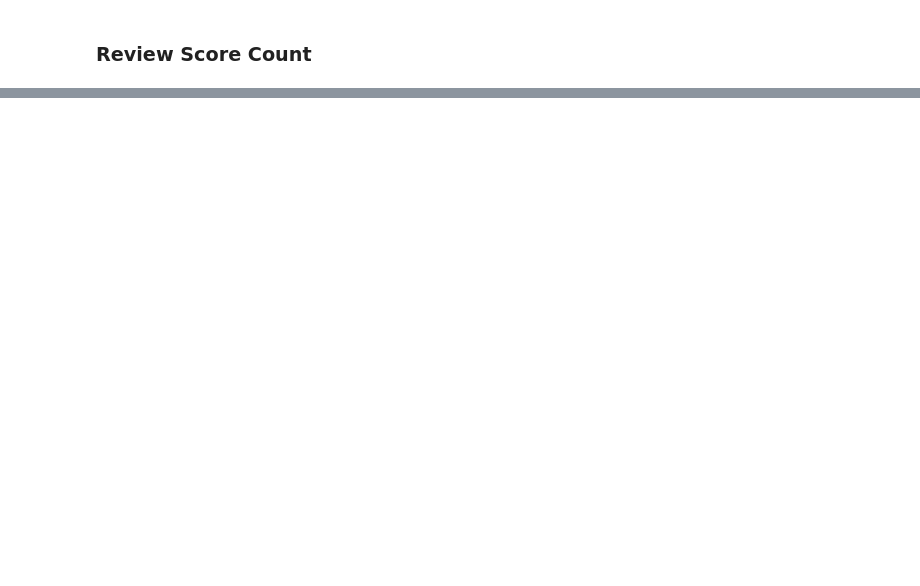
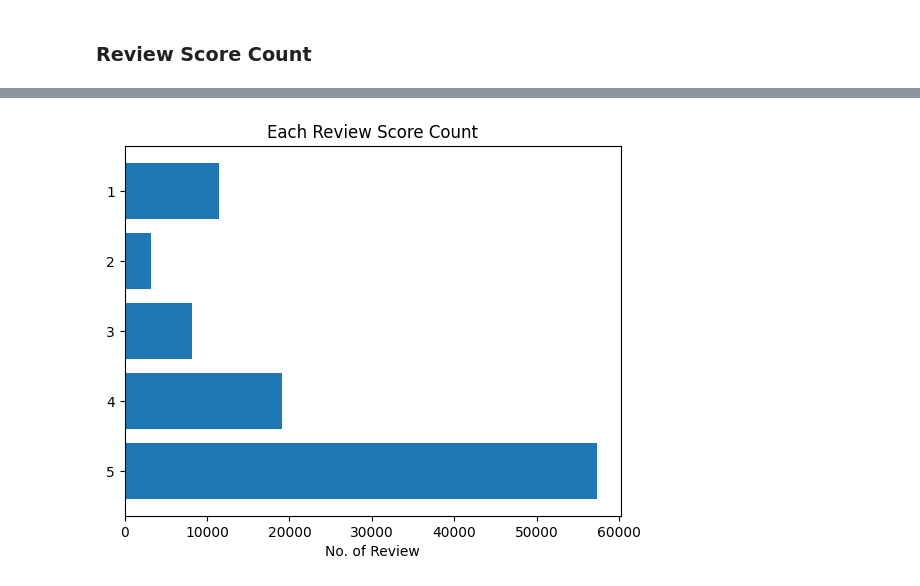
Before and after one commit to IqbalHaz/Perqara-DS-Skill-Assessment, a Jupyter notebook: basic_exploration/order_reviews_dataset.ipynb, the cells around one changed output, grey strips where cells are left out. Drawn from its saved outputs; the diff is of its cells as text; code cells hidden in the pictures; blank space fills up the shorter version.

```diff
--- a/basic_exploration/order_reviews_dataset.ipynb
+++ b/basic_exploration/order_reviews_dataset.ipynb
@@ -78,0 +80,16 @@ df.review_score.value_counts().reset_index(name='counts')
+# %%
+fig, ax = plt.subplots()
+
+scores = review_count.review_score.to_numpy()
+y_pos = np.arange(len(scores))
+counts = review_count.counts.to_numpy()
+
+ax.barh(y_pos, counts, align='center')
+ax.set_yticks(y_pos, labels=scores)
+ax.invert_yaxis()  # labels read top-to-bottom
+ax.set_xlabel('No. of Review')
+ax.set_title('Each Review Score Count')
+
+plt.show()
+# %% [output]
+[figure, added]
```
Also changed, not shown: parts of 2 cells of this notebook, 2 other files.
